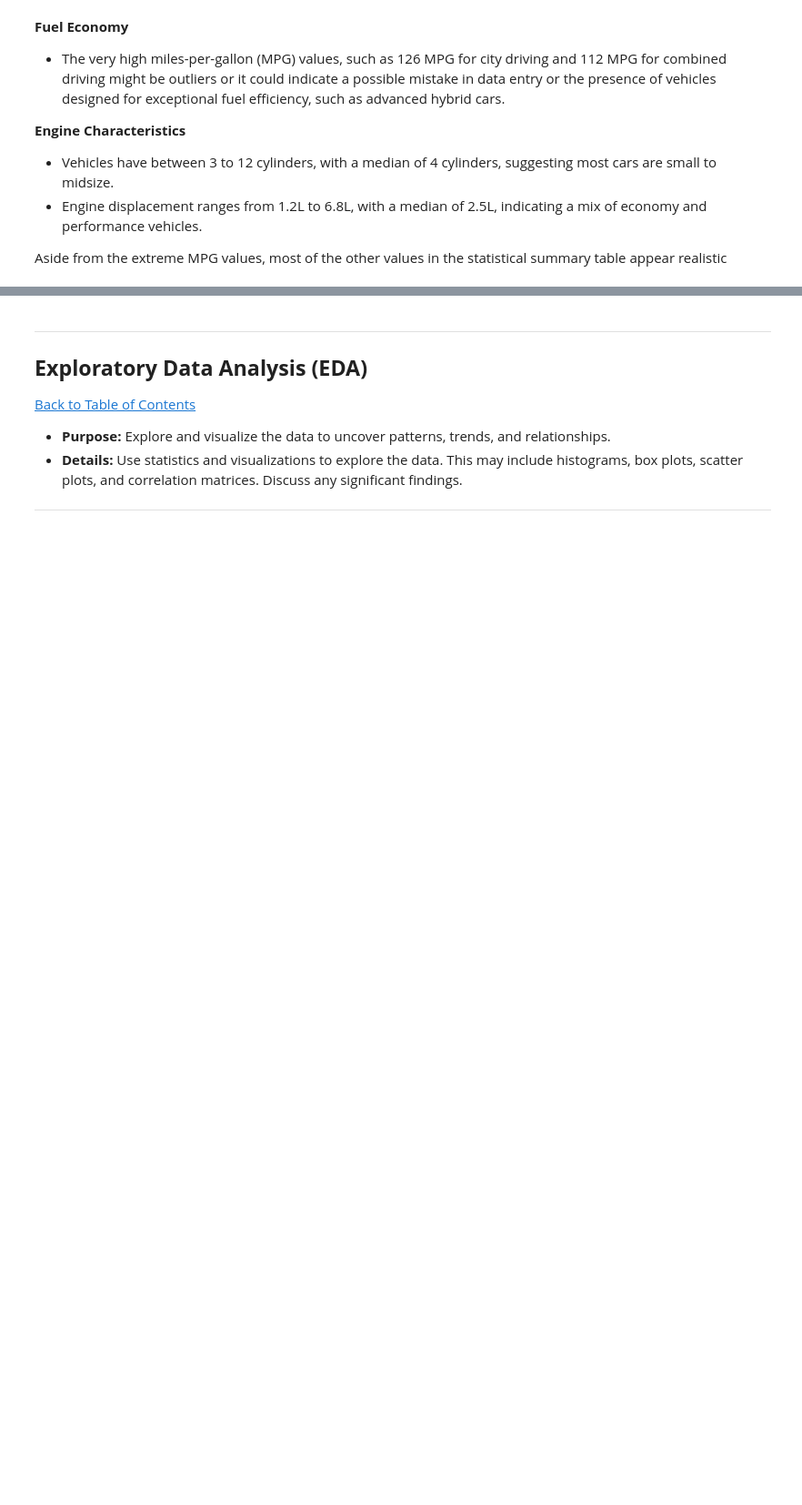
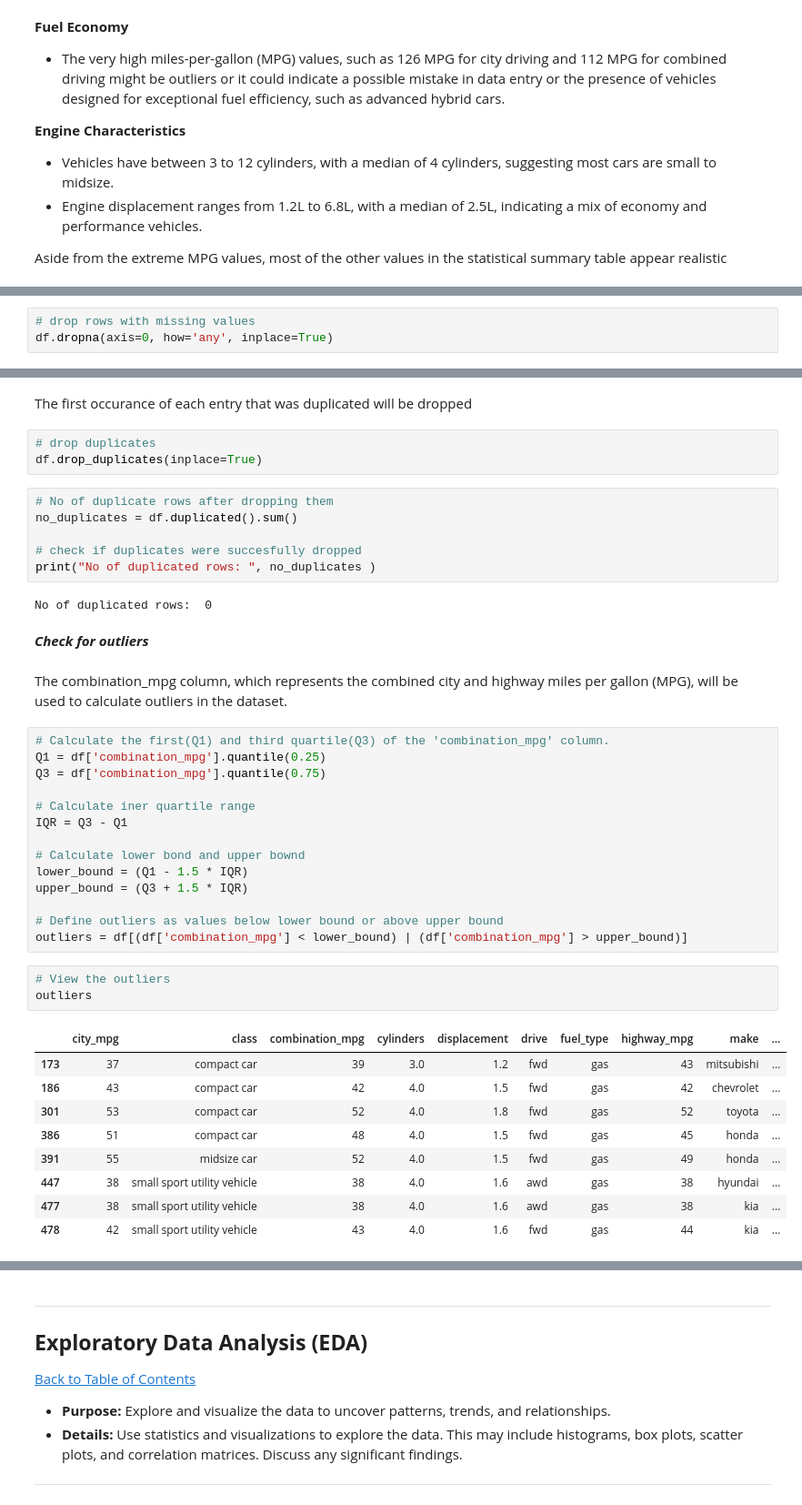
Before and after one commit to lamelkekana/Fuel_Economy_Insights, a Jupyter notebook: fuel_efficiency_analysis.ipynb, the cells around one changed output, grey strips where cells are left out. Shown at 91% size. Cells and saved outputs as stored; diff of their text form; blank space fills up the shorter version.

Commit message:
Data cleaning
Handling missing,duplicate,outliers and other incosistances

```diff
--- a/fuel_efficiency_analysis.ipynb
+++ b/fuel_efficiency_analysis.ipynb
@@ -181,0 +197,3 @@ Aside from the extreme MPG values, most of the other values in the statistical s
+# %%
+# drop rows with missing values
+df.dropna(axis=0, how='any', inplace=True)
@@ -181,0 +254,44 @@ Aside from the extreme MPG values, most of the other values in the statistical s
+# %% [markdown]
+The first occurance of each entry that was duplicated will be dropped
+# %%
+# drop duplicates
+df.drop_duplicates(inplace=True)
+# %%
+# No of duplicate rows after dropping them
+no_duplicates = df.duplicated().sum()
+
+# check if duplicates were succesfully dropped
+print("No of duplicated rows: ", no_duplicates )
+# %% [output]
+No of duplicated rows:  0
+# %% [markdown]
+***Check for outliers***
+# %% [markdown]
+The combination_mpg column, which represents the combined city and highway miles per gallon (MPG), will be used to calculate outliers in the dataset.
+# %%
+# Calculate the first(Q1) and third quartile(Q3) of the 'combination_mpg' column.
+Q1 = df['combination_mpg'].quantile(0.25)
+Q3 = df['combination_mpg'].quantile(0.75)
+
+# Calculate iner quartile range
+IQR = Q3 - Q1
+
+# Calculate lower bond and upper bownd
+lower_bound = (Q1 - 1.5 * IQR)
+upper_bound = (Q3 + 1.5 * IQR)
+
+# Define outliers as values below lower bound or above upper bound
+outliers = df[(df['combination_mpg'] < lower_bound) | (df['combination_mpg'] > upper_bound)]
+# %%
+# View the outliers
+outliers
+# %% [output]
+|  | city_mpg | class | combination_mpg | cylinders | displacement | drive | fuel_type | highway_mpg | make | ... |
+| 173 | 37 | compact car | 39 | 3.0 | 1.2 | fwd | gas | 43 | mitsubishi | ... |
+| 186 | 43 | compact car | 42 | 4.0 | 1.5 | fwd | gas | 42 | chevrolet | ... |
+| 301 | 53 | compact car | 52 | 4.0 | 1.8 | fwd | gas | 52 | toyota | ... |
+| 386 | 51 | compact car | 48 | 4.0 | 1.5 | fwd | gas | 45 | honda | ... |
+| 391 | 55 | midsize car | 52 | 4.0 | 1.5 | fwd | gas | 49 | honda | ... |
+| 447 | 38 | small sport utility vehicle | 38 | 4.0 | 1.6 | awd | gas | 38 | hyundai | ... |
+| 477 | 38 | small sport utility vehicle | 38 | 4.0 | 1.6 | awd | gas | 38 | kia | ... |
+| 478 | 42 | small sport utility vehicle | 43 | 4.0 | 1.6 | fwd | gas | 44 | kia | ... |
```
Also changed, not shown: parts of 24 cells of this notebook.
